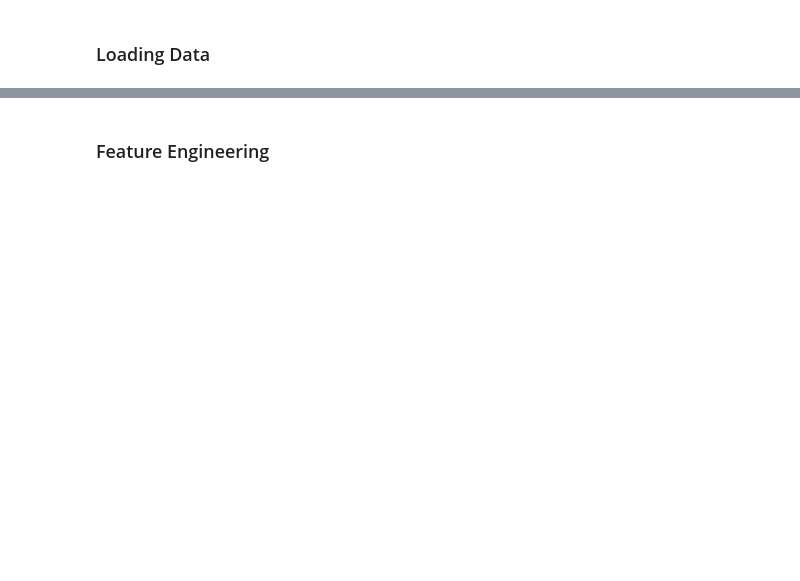
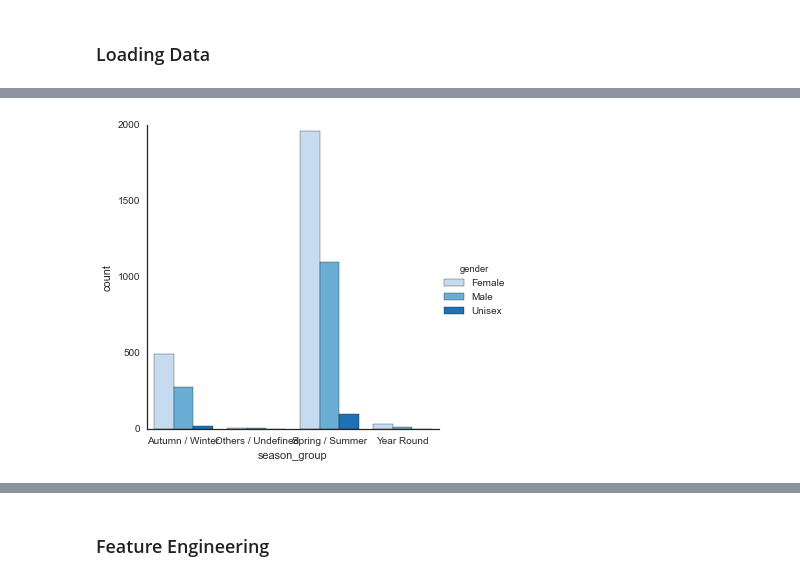
Before and after one commit to jthang/MachineLearningLab, a Jupyter notebook: pdt/lab_pdt.ipynb, the cells around one changed output, grey strips where cells are left out. Saved outputs shown, nothing was run; the diff lists cells and outputs as text; code cells hidden in the pictures; blank space fills up the shorter version.

```diff
--- a/pdt/lab_pdt.ipynb
+++ b/pdt/lab_pdt.ipynb
@@ -21,0 +109,4 @@ df.ix[:,11:20].head()
+# %%
+sns.factorplot("season_group", data=df, hue='gender', palette="Blues");
+# %% [output]
+[figure, added]
```
Also changed, not shown: parts of 43 cells of this notebook.
